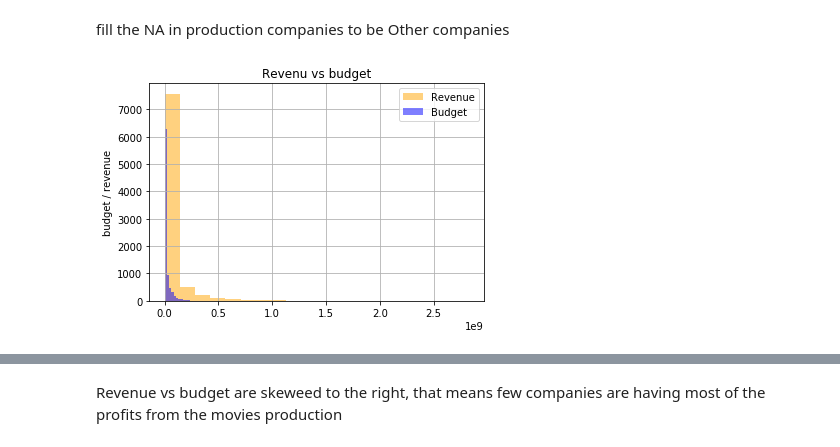
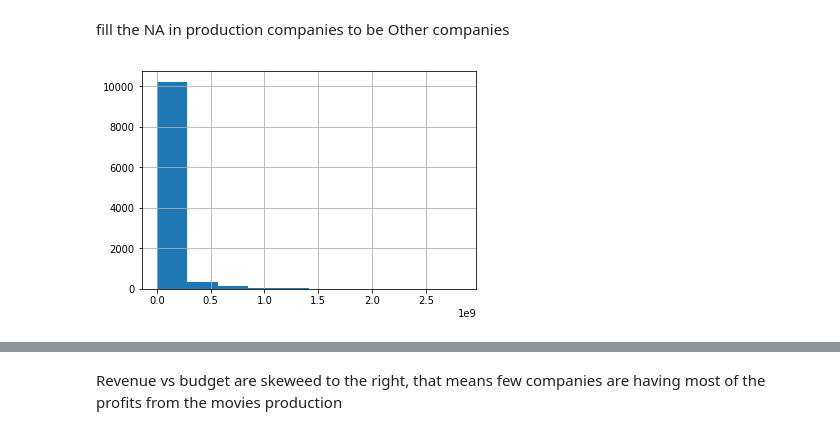
Before and after one commit to MRabi3/TPD_Movies, a Jupyter notebook: Investigate_a_Dataset.ipynb, the cells around one changed output, grey strips where cells are left out. Drawn from its saved outputs; the diff is of its cells as text; code cells hidden in the pictures.

```diff
--- a/Investigate_a_Dataset.ipynb
+++ b/Investigate_a_Dataset.ipynb
@@ -320,8 +334,4 @@ companies_revenue = df.groupby('production_companies')[['production_companies','
-# %%
-companies_revenue['revenue_adj'].hist(alpha=0.5, bins=20, color='orange' ,label='Revenue');
-companies_revenue['budget_adj'].hist(alpha=0.5, bins=20, color='blue' ,label='Budget');
-plt.title('Revenu vs budget');
-plt.ylabel('budget / revenue');
-plt.legend();
-# %% [output]
-[figure, removed]
+# %%
+df['revenue_adj'].hist();
+# %% [output]
+[figure, added]
```
Also changed, not shown: parts of 19 cells of this notebook, 18 other files.
